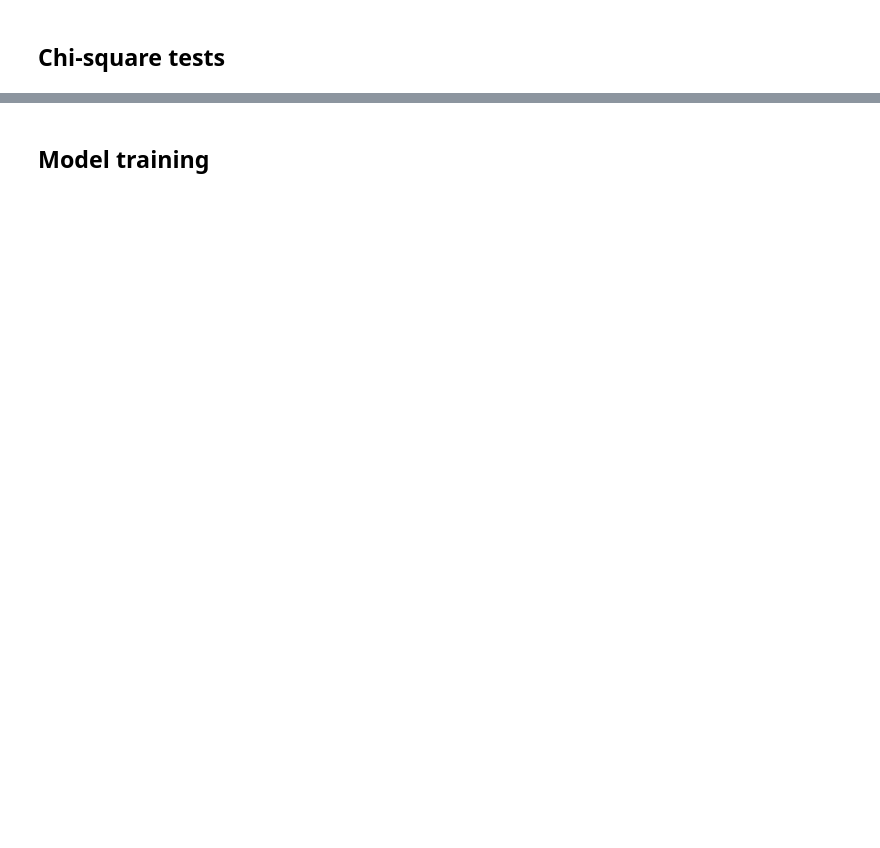
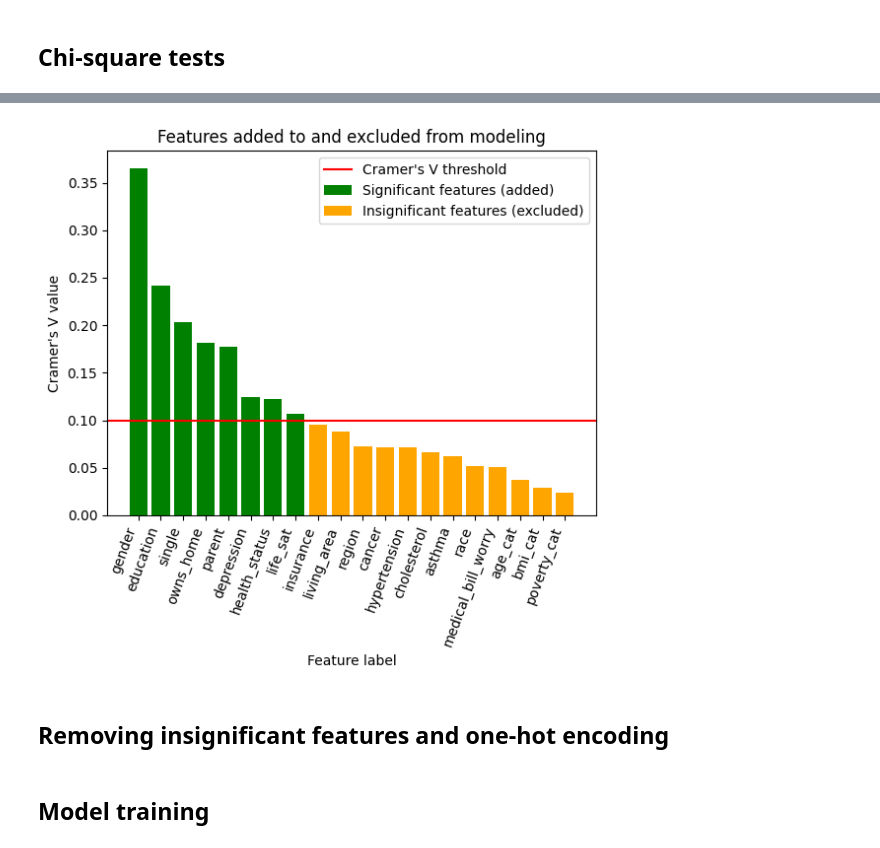
Before and after one commit to simontitk/datamining-2, a Jupyter notebook: src/final.ipynb, the cells around one changed output, grey strips where cells are left out. Drawn from its saved outputs; the diff is of its cells as text; code cells hidden in the pictures; blank space fills up the shorter version.

```diff
--- a/src/final.ipynb
+++ b/src/final.ipynb
@@ -314,0 +260,29 @@ df.drop(significant_features[12:], inplace=True, axis=1)
+# %%
+ALPHA = 0.05
+CRAMER_TRESH = 0.1
+
+chi2_scores = []
+p_values = []
+cramer_vs = []
+
+for feature in FEATURES:
+    contingency_table = pd.crosstab(df[feature], df[TARGET])
+    chi2_stats = chi2_contingency(contingency_table)
+    N = contingency_table.sum().sum()
+    phi2 = chi2_stats.statistic / N
+    r, k = contingency_table.shape
+    cramer_v = np.sqrt(phi2 / min(r - 1, k - 1))
+
+    chi2_scores.append(chi2_stats.statistic)
+    p_values.append(chi2_stats.pvalue)
+    cramer_vs.append(cramer_v)
+
+
+df_stats = pd.DataFrame({
+    'feature': FEATURES,
+    'chi2': chi2_scores,
+    'p': p_values,
+    "cramer_v": cramer_vs,
+}).sort_values(by='cramer_v', ignore_index=True, ascending=False)
+
+print(df_stats)
@@ -315 +307,20 @@ df.drop(significant_features[12:], inplace=True, axis=1)
+# %%
+significant_features = df_stats[(df_stats["p"] < ALPHA) & (df_stats["cramer_v"] > CRAMER_TRESH)]["feature"].values
+insignificant_features =  df_stats[(df_stats["p"] >= ALPHA) | (df_stats["cramer_v"] <= CRAMER_TRESH)]["feature"].values
+
+df_sig = df_stats[df_stats["feature"].isin(significant_features)]
+df_insig = df_stats[df_stats["feature"].isin(insignificant_features)]
+
+fig, ax = plt.subplots(1)
+ax.set(xlabel="Feature label", ylabel="Cramer's V value", title="Features added to and excluded from modeling")
+ax.bar(df_sig["feature"], df_sig["cramer_v"], color="green", label="Significant features (added)")
+ax.bar(df_insig["feature"], df_insig["cramer_v"], color="orange", label="Insignificant features (excluded)")
+ax.axhline(CRAMER_TRESH, color="red", label="Cramer's V threshold")
+ax.legend()
+ax.set_xticklabels(FEATURES, rotation=70, ha='right')
+fig.show()
+# %% [output]
+[figure, added]
+# %% [markdown]
+## Removing insignificant features and one-hot encoding
 # %%
```
Also changed, not shown: parts of 11 cells of this notebook, 1 other file.
